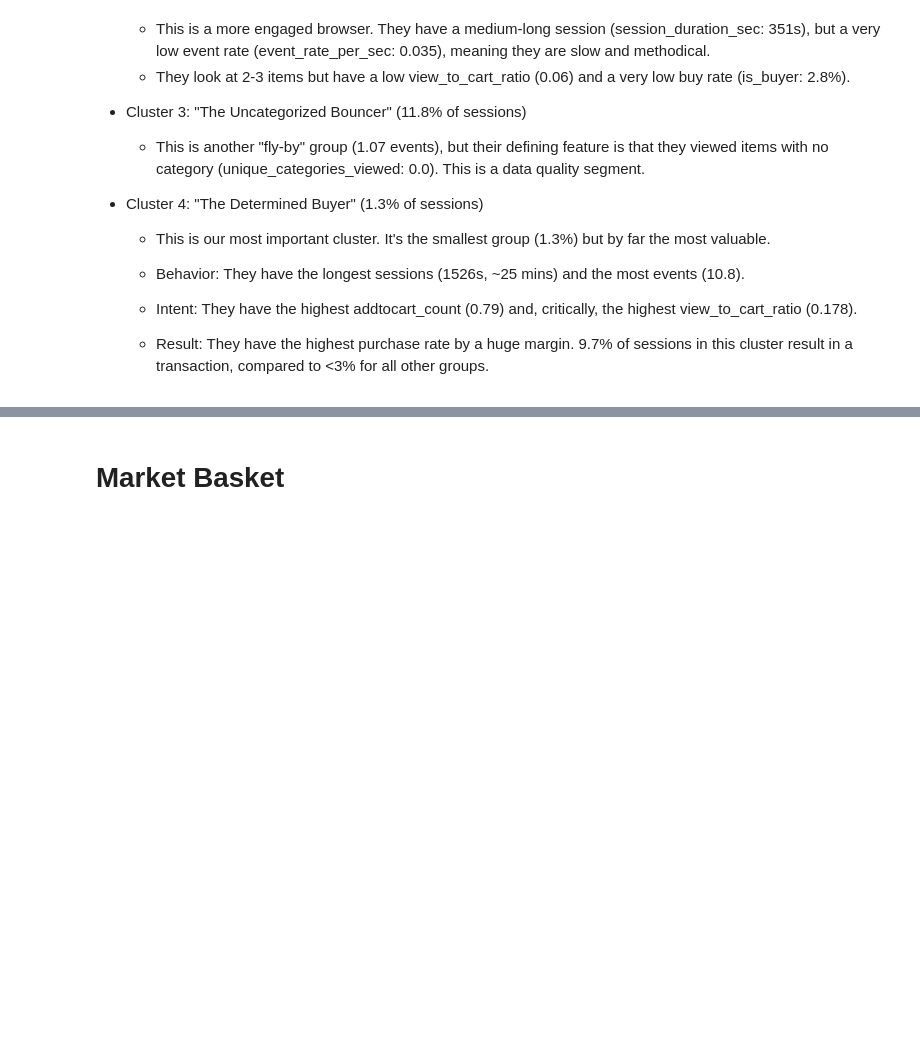
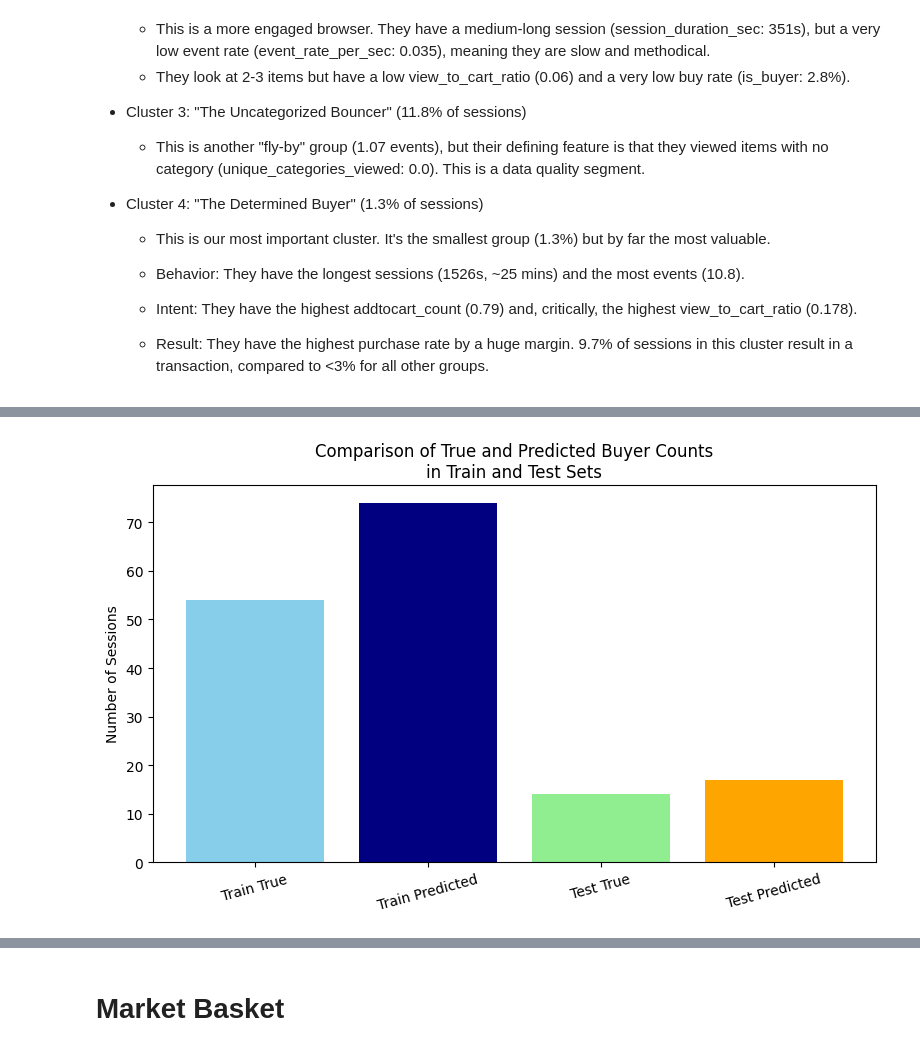
Before and after one commit to lerato1ofwan/e-commerce-clustering-and-association-rules, a Jupyter notebook: association-rule-mining/KMeans_GaussianMixture_Clusters_Association_Rule_Mining.ipynb, the cells around one changed output, grey strips where cells are left out. Drawn from its saved outputs; the diff is of its cells as text; code cells hidden in the pictures; blank space fills up the shorter version.

Commit message:
added transductive model and classification (will add more samples later)

```diff
--- a/association-rule-mining/KMeans_GaussianMixture_Clusters_Association_Rule_Mining.ipynb
+++ b/association-rule-mining/KMeans_GaussianMixture_Clusters_Association_Rule_Mining.ipynb
@@ -1449,0 +1611,22 @@ sns.scatterplot(data=df, x='log_session_duration', y='event_rate_per_sec', hue='
+# %%
+# Assume session_feature_matrix is your main features DataFrame (with "is_buyer")
+# 1. Choose feature columns used for behavior clustering (from your notebook)
+features_for_clustering = [
+    'session_duration_sec', 'total_events', 'unique_items_viewed',
+    'unique_categories_viewed', 'avg_item_availability',
+    'session_hour_of_day', 'view_count', 'addtocart_count',
+    'event_rate_per_sec', 'view_to_cart_ratio',
+    'category_spread_ratio', 'is_weekend'
+]
+
+# 2. Subset (but do not drop "is_buyer" now)
+X = session_feature_matrix[features_for_clustering]
+y = session_feature_matrix["is_buyer"]
+
+# 3. Scale X
+scaler = StandardScaler()
+X_scaled_transductive = scaler.fit_transform(X)
+
+# 4. Convert back to DataFrame and add "is_buyer"
+X_scaled_df_transductive = pd.DataFrame(X_scaled_transductive, columns=features_for_clustering, index=session_feature_matrix.index)
+X_scaled_df_transductive["is_buyer"] = y.values
@@ -1449,0 +1684,22 @@ sns.scatterplot(data=df, x='log_session_duration', y='event_rate_per_sec', hue='
+# %%
+import matplotlib.pyplot as plt
+
+# Bar chart comparing number of buyers (true and predicted) in train and test sets
+labels = ['Train True', 'Train Predicted', 'Test True', 'Test Predicted']
+buyer_counts = [
+    train_df['is_buyer_true'].sum(),
+    train_df['is_buyer_pred'].sum(),
+    test_df['is_buyer_true'].sum(),
+    test_df['is_buyer_pred'].sum(),
+]
+
+colors = ['skyblue', 'navy', 'lightgreen', 'orange']
+plt.figure(figsize=(8,5))
+plt.bar(labels, buyer_counts, color=colors)
+plt.title('Comparison of True and Predicted Buyer Counts\nin Train and Test Sets')
+plt.ylabel('Number of Sessions')
+plt.xticks(rotation=15)
+plt.tight_layout()
+plt.show()
+# %% [output]
+[figure, added]
```
Also changed, not shown: parts of 14 cells of this notebook.
